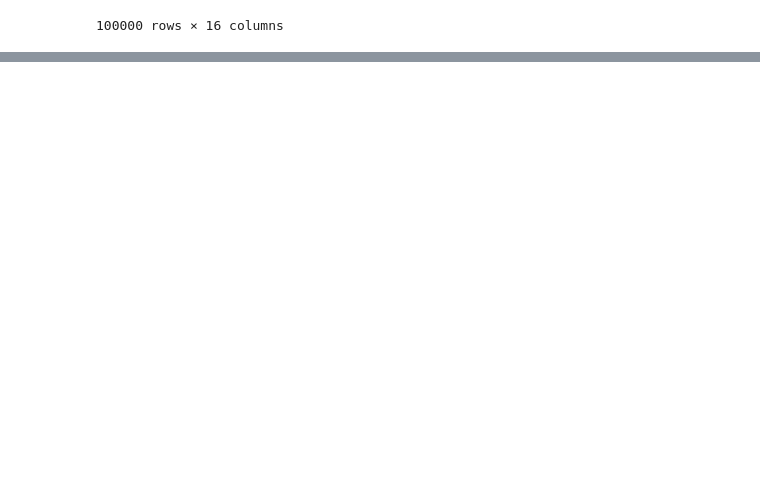
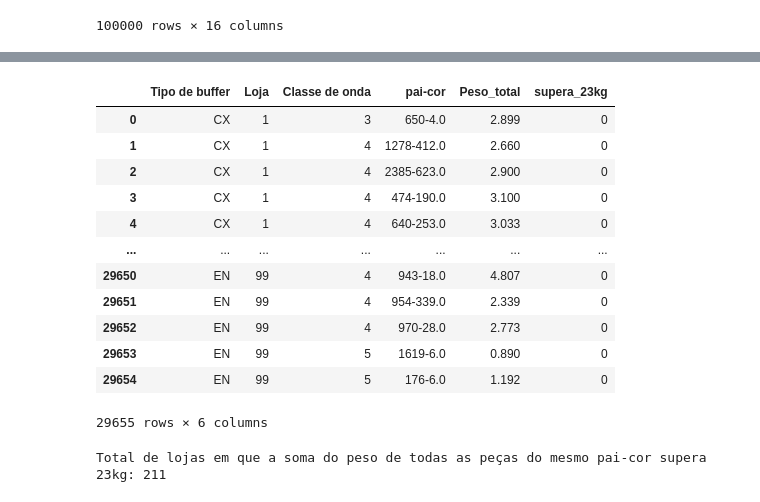
Before and after one commit to CandaPin/Resolucao_Problemas, a Jupyter notebook: 02-Notebook/01-cqavp-EDA.ipynb, the cells around one changed output, grey strips where cells are left out. Cells and saved outputs as stored; diff of their text form; code cells hidden in the pictures; blank space fills up the shorter version.

```diff
--- a/02-Notebook/01-cqavp-EDA.ipynb
+++ b/02-Notebook/01-cqavp-EDA.ipynb
@@ -55,0 +311,4 @@ df_caixas_tipo
+# %%
+df_prod_completo['Volume unit'] = df_prod_completo['Comprimento unit'] * df_prod_completo['Largura unit'] * df_prod_completo['Altura unit']
+
+df_prod_completo[['Volume unit','Comprimento unit', 'Largura unit', 'Altura unit']]
@@ -55,0 +331,4 @@ df_caixas_tipo
+# %%
+df_prod_completo['Volume total'] = df_prod_completo['Volume unit']* df_prod_completo['Peças']
+
+df_prod_completo[['Volume total', 'Volume unit', 'Peças']]
@@ -55,0 +420,4 @@ df_caixas_tipo
+# %%
+df_prod_completo['Peso_total'] = df_prod_completo['Peso unit']*df_prod_completo['Peças']
+
+df_prod_completo[['Peso unit', 'Peças', 'Peso_total']]
@@ -55,0 +438,3 @@ df_caixas_tipo
+# %%
+df_agrupado_pai_cor_loja = pd.DataFrame(df_prod_completo.groupby(['Tipo de buffer', 'Loja', 'Classe de onda','pai-cor'])['Peso_total'].sum().reset_index())
+df_agrupado_pai_cor_loja
@@ -55,0 +455,22 @@ df_caixas_tipo
+# %%
+df_agrupado_pai_cor_loja['supera_23kg'] = np.where(df_agrupado_pai_cor_loja['Peso_total']>23, 1, 0)
+
+df_agrupado_pai_cor_loja
+# %% [output]
+|  | Tipo de buffer | Loja | Classe de onda | pai-cor | Peso_total | supera_23kg |
+| 0 | CX | 1 | 3 | 650-4.0 | 2.899 | 0 |
+| 1 | CX | 1 | 4 | 1278-412.0 | 2.660 | 0 |
+| 2 | CX | 1 | 4 | 2385-623.0 | 2.900 | 0 |
+| 3 | CX | 1 | 4 | 474-190.0 | 3.100 | 0 |
+| 4 | CX | 1 | 4 | 640-253.0 | 3.033 | 0 |
+| ... | ... | ... | ... | ... | ... | ... |
+| 29650 | EN | 99 | 4 | 943-18.0 | 4.807 | 0 |
+| 29651 | EN | 99 | 4 | 954-339.0 | 2.339 | 0 |
+| 29652 | EN | 99 | 4 | 970-28.0 | 2.773 | 0 |
+| 29653 | EN | 99 | 5 | 1619-6.0 | 0.890 | 0 |
+| 29654 | EN | 99 | 5 | 176-6.0 | 1.192 | 0 |
+29655 rows × 6 columns
+# %%
+print('Total de lojas em que a soma do peso de todas as peças do mesmo pai-cor supera 23kg:',df_agrupado_pai_cor_loja['supera_23kg'].sum())
+# %% [output]
+Total de lojas em que a soma do peso de todas as peças do mesmo pai-cor supera 23kg: 211
```
Also changed, not shown: parts of 45 cells of this notebook, 2 other files.
